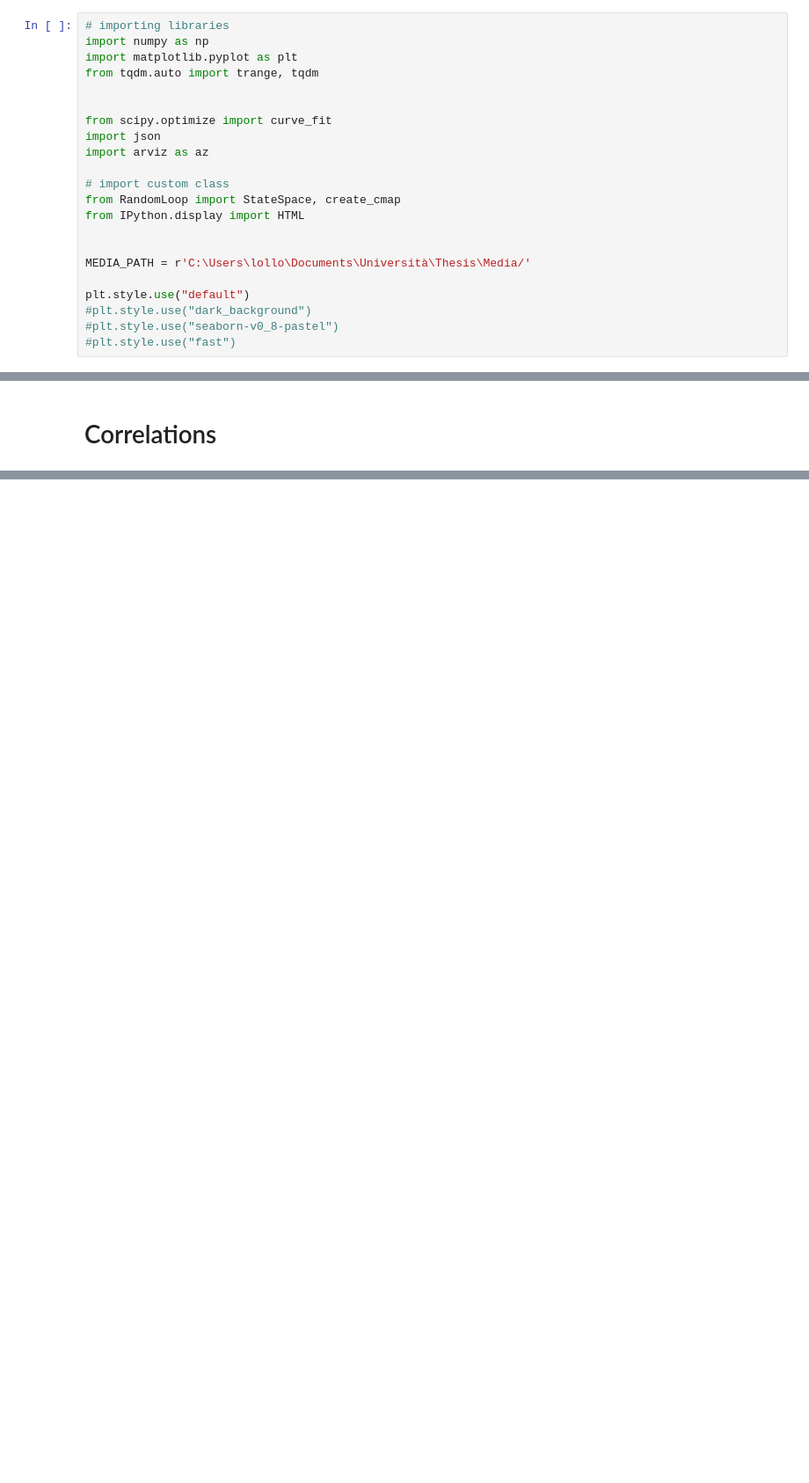
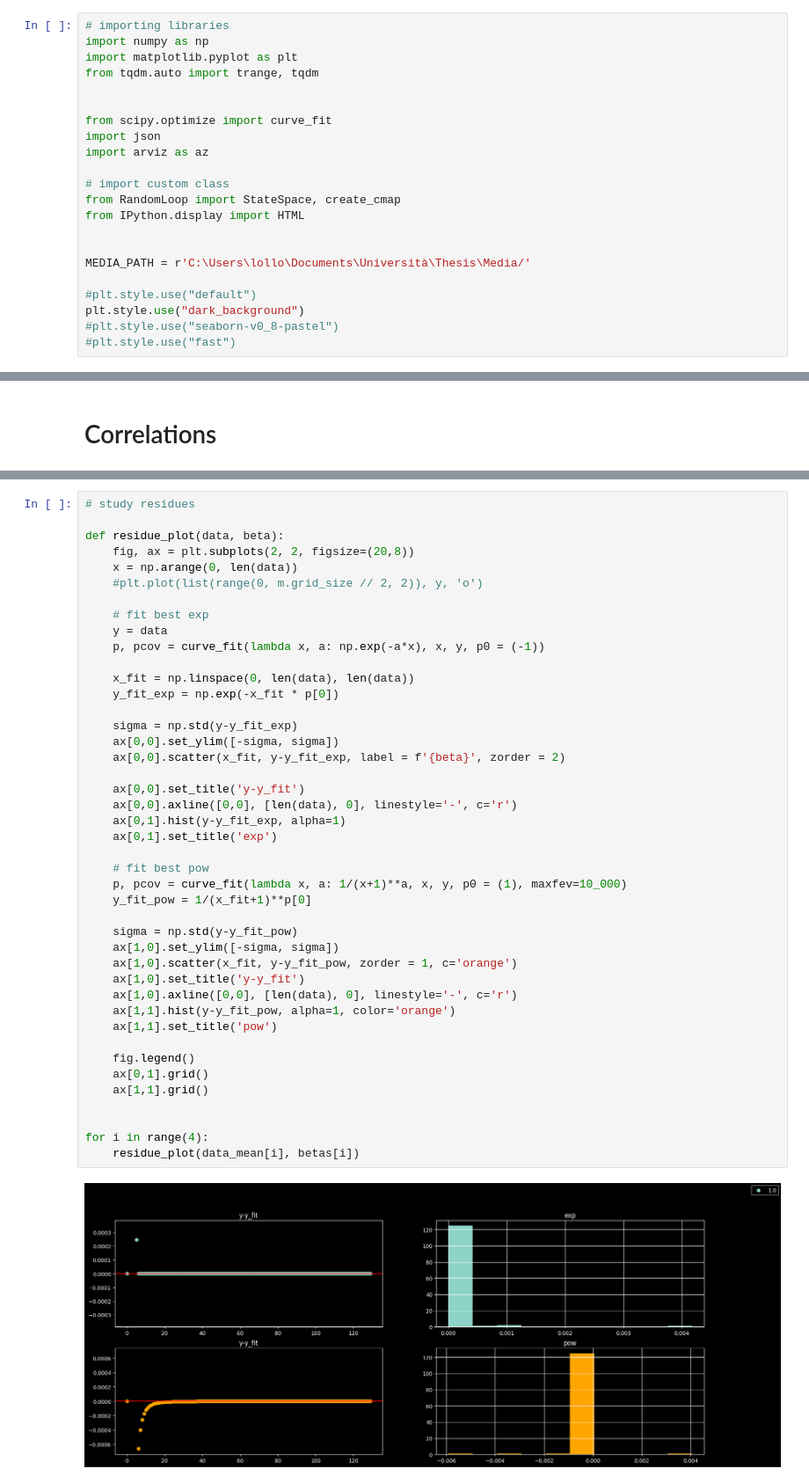
Before and after one commit to lollox1k/Thesis, a Jupyter notebook: Code/clean_notebook.ipynb, the cells around one changed output, grey strips where cells are left out. Shown at 88% size. Cells and saved outputs as stored; diff of their text form; blank space fills up the shorter version.

Commit message:
Added residue plot

```diff
--- a/Code/clean_notebook.ipynb
+++ b/Code/clean_notebook.ipynb
@@ -16,8 +16,8 @@ from IPython.display import HTML
 
 MEDIA_PATH = r'C:\Users\lollo\Documents\Università\Thesis\Media/'
 
-plt.style.use("default")
-#plt.style.use("dark_background")
+#plt.style.use("default")
+plt.style.use("dark_background")
 #plt.style.use("seaborn-v0_8-pastel")
 #plt.style.use("fast")
 # %% [markdown]
@@ -337,3 +337,48 @@ a = 0.019 +/- 0.000        res = 2.968e+00
 --- pow ---
 a = 0.273 +/- 0.000        res = 2.318e-02
 [figure]
+# %%
+# study residues
+
+def residue_plot(data, beta):
+    fig, ax = plt.subplots(2, 2, figsize=(20,8))
+    x = np.arange(0, len(data))
+    #plt.plot(list(range(0, m.grid_size // 2, 2)), y, 'o')
+
+    # fit best exp
+    y = data
+    p, pcov = curve_fit(lambda x, a: np.exp(-a*x), x, y, p0 = (-1))
+
+    x_fit = np.linspace(0, len(data), len(data))
+    y_fit_exp = np.exp(-x_fit * p[0])
+
+    sigma = np.std(y-y_fit_exp)
+    ax[0,0].set_ylim([-sigma, sigma])
+    ax[0,0].scatter(x_fit, y-y_fit_exp, label = f'{beta}', zorder = 2)
+
+    ax[0,0].set_title('y-y_fit')
+    ax[0,0].axline([0,0], [len(data), 0], linestyle='-', c='r')
+    ax[0,1].hist(y-y_fit_exp, alpha=1)
+    ax[0,1].set_title('exp')
+
+    # fit best pow
+    p, pcov = curve_fit(lambda x, a: 1/(x+1)**a, x, y, p0 = (1), maxfev=10_000)
+    y_fit_pow = 1/(x_fit+1)**p[0]
+
+    sigma = np.std(y-y_fit_pow)
+    ax[1,0].set_ylim([-sigma, sigma])
+    ax[1,0].scatter(x_fit, y-y_fit_pow, zorder = 1, c='orange')
+    ax[1,0].set_title('y-y_fit')
+    ax[1,0].axline([0,0], [len(data), 0], linestyle='-', c='r')
+    ax[1,1].hist(y-y_fit_pow, alpha=1, color='orange')
+    ax[1,1].set_title('pow')
+
+    fig.legend()
+    ax[0,1].grid()
+    ax[1,1].grid()
+
+
+for i in range(4):
+    residue_plot(data_mean[i], betas[i])
+# %% [output]
+[figure, added]
```
Also changed, not shown: parts of 1 cell of this notebook, 2 other files.
